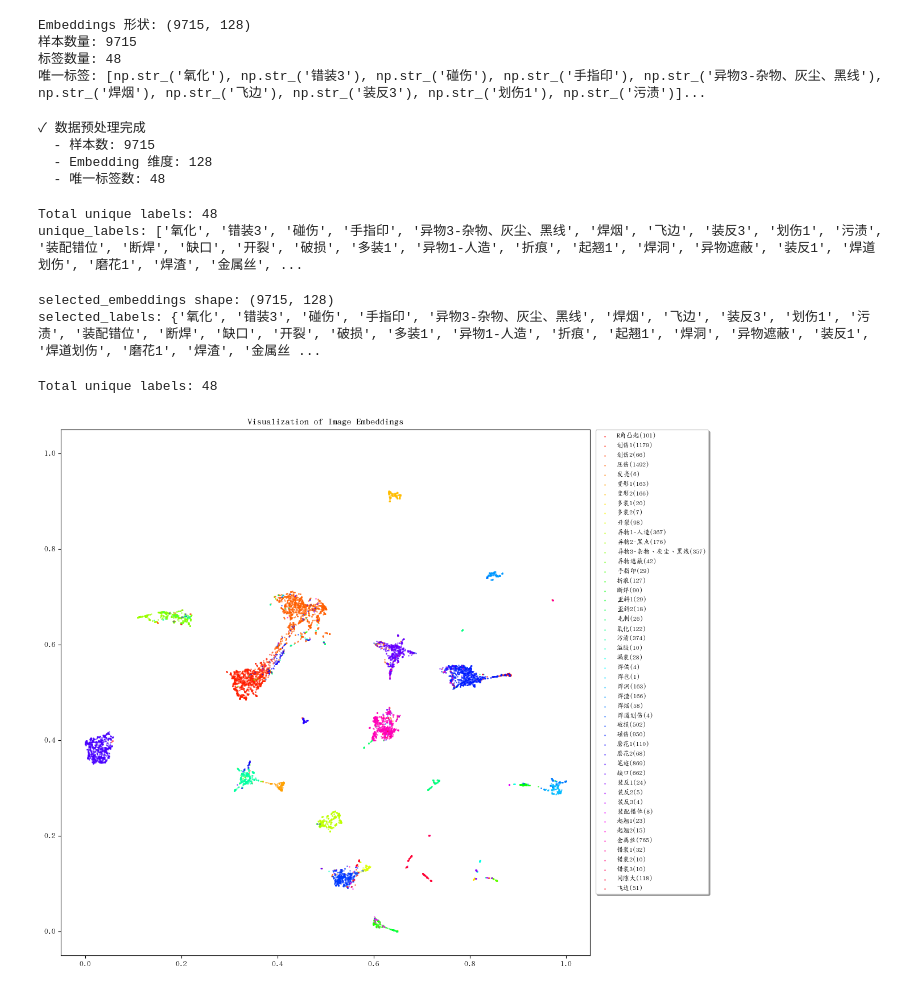
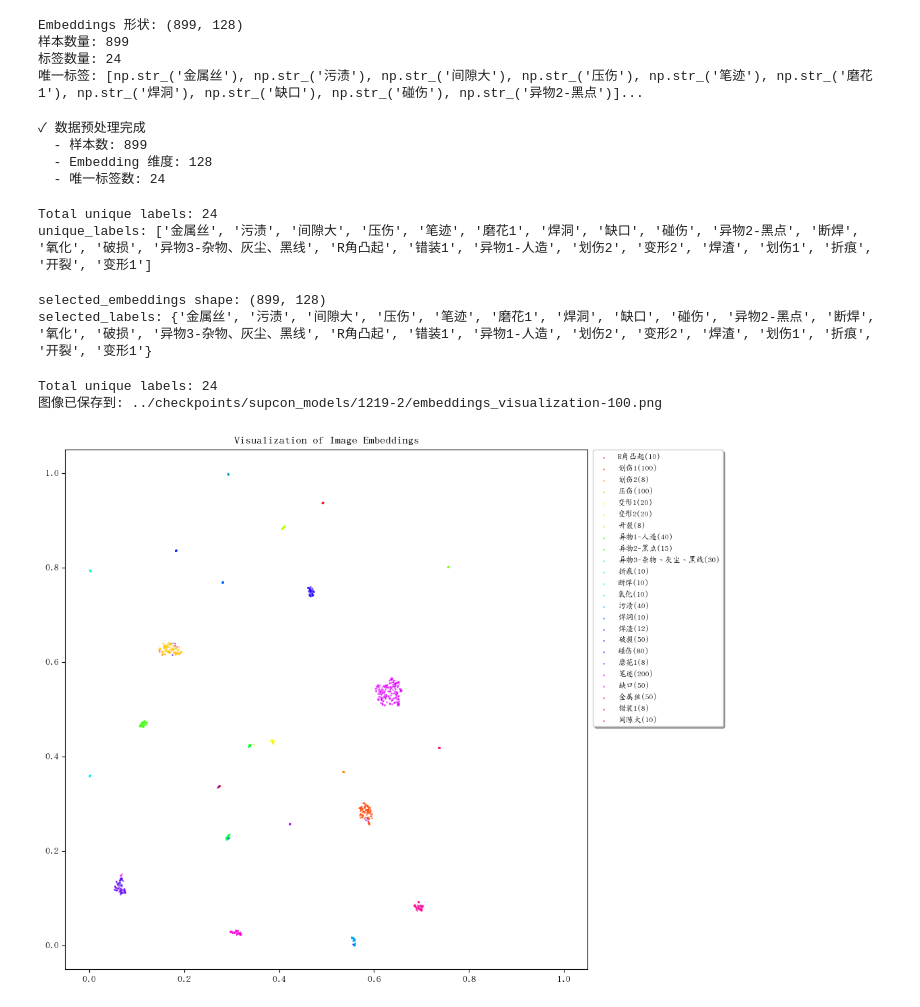
Before and after one commit to smile-care/EmbeddingModel, a Jupyter notebook: scripts/show_embeddings.ipynb, the cells around one changed output. Cells and saved outputs as stored; diff of their text form; code cells hidden in the pictures.

```diff
--- a/scripts/show_embeddings.ipynb
+++ b/scripts/show_embeddings.ipynb
@@ -22,7 +22,7 @@ from sklearn.metrics.pairwise import cosine_similarity
 import matplotlib
 matplotlib.rc("font",family='AR PL UKai CN')
 # %%
-npz_path = "../checkpoints/supcon_models/1219-1/supcon_embeddings_zhenyu_train.npz"
+npz_path = "../checkpoints/supcon_models/1219-2/embeddings_zhenyu_val_epoch_100.npz"
 data = np.load(npz_path)
 embeddings = data['embeddings']
 label_names = data['label_names']
@@ -34,10 +34,10 @@ print(f"样本数量: {len(image_paths)}")
 print(f"标签数量: {len(set(label_names))}")
 print(f"唯一标签: {list(set(label_names))[:10]}...")  # 显示前10个标签
 # %% [output]
-Embeddings 形状: (9715, 128)
-样本数量: 9715
-标签数量: 48
-唯一标签: [np.str_('氧化'), np.str_('错装3'), np.str_('碰伤'), np.str_('手指印'), np.str_('异物3-杂物、灰尘、黑线'), np.str_('焊烟'), np.str_('飞边'), np.str_('装反3'), np.str_('划伤1'), np.str_('污渍')]...
+Embeddings 形状: (899, 128)
+样本数量: 899
+标签数量: 24
+唯一标签: [np.str_('金属丝'), np.str_('污渍'), np.str_('间隙大'), np.str_('压伤'), np.str_('笔迹'), np.str_('磨花1'), np.str_('焊洞'), np.str_('缺口'), np.str_('碰伤'), np.str_('异物2-黑点')]...
 # %%
 # 确保 embeddings 是 numpy 数组
 if not isinstance(embeddings, np.ndarray):
@@ -65,17 +65,17 @@ print(f"  - Embedding 维度: {embeddings.shape[1]}")
 print(f"  - 唯一标签数: {len(set(label_names))}")
 # %% [output]
 ✓ 数据预处理完成
-  - 样本数: 9715
+  - 样本数: 899
   - Embedding 维度: 128
-  - 唯一标签数: 48
+  - 唯一标签数: 24
 # %%
 unique_labels = list(set(label_names))
 sorted(unique_labels)
 print(f"Total unique labels: {len(unique_labels)}")
 print(f"unique_labels: {unique_labels}")
 # %% [output]
-Total unique labels: 48
-unique_labels: ['氧化', '错装3', '碰伤', '手指印', '异物3-杂物、灰尘、黑线', '焊烟', '飞边', '装反3', '划伤1', '污渍', '装配错位', '断焊', '缺口', '开裂', '破损', '多装1', '异物1-人造', '折痕', '起翘1', '焊洞', '异物遮蔽', '装反1', '焊道划伤', '磨花1', '焊渣', '金属丝', ...
+Total unique labels: 24
+unique_labels: ['金属丝', '污渍', '间隙大', '压伤', '笔迹', '磨花1', '焊洞', '缺口', '碰伤', '异物2-黑点', '断焊', '氧化', '破损', '异物3-杂物、灰尘、黑线', 'R角凸起', '错装1', '异物1-人造', '划伤2', '变形2', '焊渣', '划伤1', '折痕', '开裂', '变形1']
 # %%
 selected_embeddings = []
 selected_labels = []
@@ -88,8 +88,8 @@ selected_embeddings = np.stack(selected_embeddings)
 print(f"selected_embeddings shape: {selected_embeddings.shape}")
 print(f"selected_labels: {set(selected_labels)}")
 # %% [output]
-selected_embeddings shape: (9715, 128)
-selected_labels: {'氧化', '错装3', '碰伤', '手指印', '异物3-杂物、灰尘、黑线', '焊烟', '飞边', '装反3', '划伤1', '污渍', '装配错位', '断焊', '缺口', '开裂', '破损', '多装1', '异物1-人造', '折痕', '起翘1', '焊洞', '异物遮蔽', '装反1', '焊道划伤', '磨花1', '焊渣', '金属丝 ...
+selected_embeddings shape: (899, 128)
+selected_labels: {'金属丝', '污渍', '间隙大', '压伤', '笔迹', '磨花1', '焊洞', '缺口', '碰伤', '异物2-黑点', '断焊', '氧化', '破损', '异物3-杂物、灰尘、黑线', 'R角凸起', '错装1', '异物1-人造', '划伤2', '变形2', '焊渣', '划伤1', '折痕', '开裂', '变形1'}
 # %%
 # reducer = TSNE(
 #     n_components=2,
@@ -131,37 +131,38 @@ else:
 
 label_to_color = dict(zip(unique_selected_labels, colors))
 
-plt.figure(figsize=(12, 12))
+plt.figure(figsize=(10, 10))
 for label in unique_selected_labels:
     mask = np.array([l == label for l in selected_labels])
     plt.scatter(
         embeddings_2d[mask, 0],
         embeddings_2d[mask, 1],
         c=[label_to_color[label]],
         label=label + "({})".format(np.sum(mask)),
         alpha=0.5,
         s=1
     )
 
 plt.legend(
     bbox_to_anchor=(1.01, 1),  # 位置：右上角外侧
     loc='upper left',           # 图例框的参考点
     borderaxespad=0.,          # 图例框与轴的间距
     fontsize='small',          # 字体大小
     frameon=True,              # 显示边框
     fancybox=True,             # 圆角边框
     shadow=True                # 阴影效果
 )
 plt.title("Visualization of Image Embeddings")
 plt.xlim(-0.05, 1.05)
 plt.ylim(-0.05, 1.05)
 
 output_dir = osp.dirname(npz_path)
-output_path = osp.join(output_dir, "embeddings_visualization.png")
+output_path = osp.join(output_dir, "embeddings_visualization-100.png")
 plt.savefig(output_path, dpi=300, bbox_inches='tight')
 print(f"图像已保存到: {output_path}")
 
 plt.show()
 # %% [output]
-Total unique labels: 48
+Total unique labels: 24
+图像已保存到: ../checkpoints/supcon_models/1219-2/embeddings_visualization-100.png
-[figure, old version]
+[figure, new version]
```
Also changed, not shown: 11 other files.
